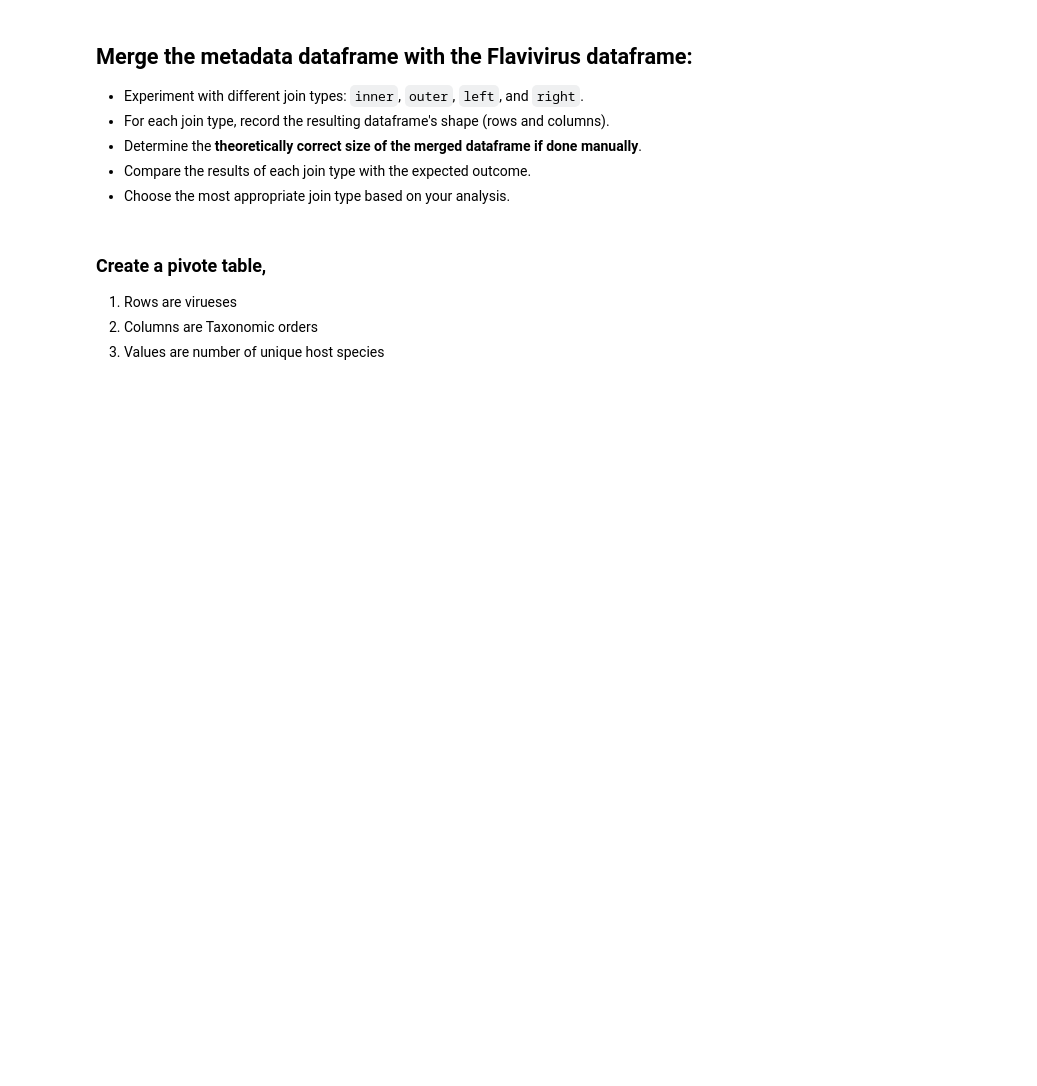
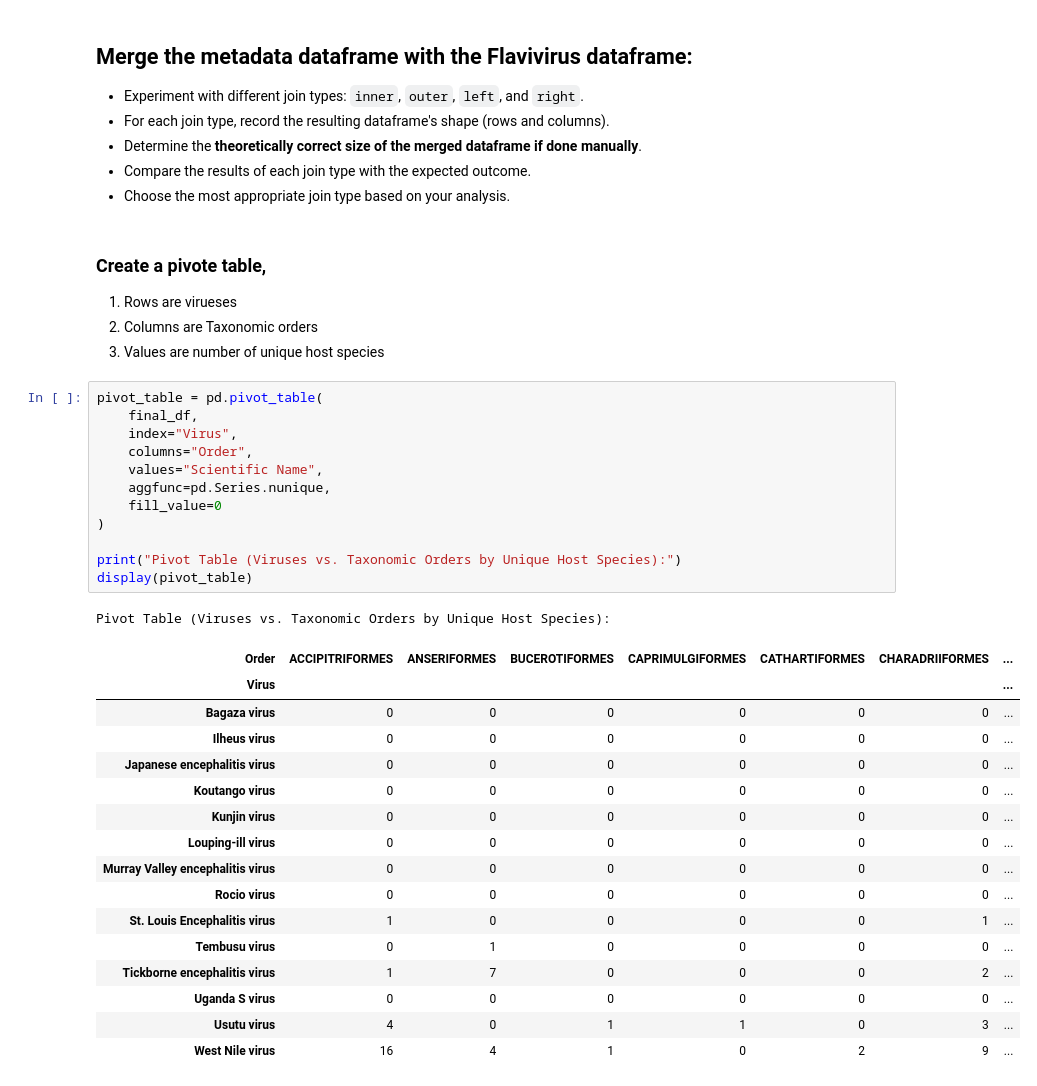
Before and after one commit to legong-beep/MPM_200_Gong, a Jupyter notebook: Session 9/assignment_9_database_management.ipynb, the cells around one changed output. Saved outputs shown, nothing was run; the diff lists cells and outputs as text; blank space fills up the shorter version.

```diff
--- a/Session 9/assignment_9_database_management.ipynb
+++ b/Session 9/assignment_9_database_management.ipynb
@@ -353,3 +358,33 @@ The main objective of this exercise is to create a comprehensive database by com
 1. Rows are virueses
 2. Columns are Taxonomic orders
 3. Values are number of unique host species
+# %%
+pivot_table = pd.pivot_table(
+    final_df,
+    index="Virus",
+    columns="Order",
+    values="Scientific Name",
+    aggfunc=pd.Series.nunique,
+    fill_value=0
+)
+
+print("Pivot Table (Viruses vs. Taxonomic Orders by Unique Host Species):")
+display(pivot_table)
+# %% [output]
+Pivot Table (Viruses vs. Taxonomic Orders by Unique Host Species):
+| Order | ACCIPITRIFORMES | ANSERIFORMES | BUCEROTIFORMES | CAPRIMULGIFORMES | CATHARTIFORMES | CHARADRIIFORMES | ... |
+| Virus |  |  |  |  |  |  | ... |
+| Bagaza virus | 0 | 0 | 0 | 0 | 0 | 0 | ... |
+| Ilheus virus | 0 | 0 | 0 | 0 | 0 | 0 | ... |
+| Japanese encephalitis virus | 0 | 0 | 0 | 0 | 0 | 0 | ... |
+| Koutango virus | 0 | 0 | 0 | 0 | 0 | 0 | ... |
+| Kunjin virus | 0 | 0 | 0 | 0 | 0 | 0 | ... |
+| Louping-ill virus | 0 | 0 | 0 | 0 | 0 | 0 | ... |
+| Murray Valley encephalitis virus | 0 | 0 | 0 | 0 | 0 | 0 | ... |
+| Rocio virus | 0 | 0 | 0 | 0 | 0 | 0 | ... |
+| St. Louis Encephalitis virus | 1 | 0 | 0 | 0 | 0 | 1 | ... |
+| Tembusu virus | 0 | 1 | 0 | 0 | 0 | 0 | ... |
+| Tickborne encephalitis virus | 1 | 7 | 0 | 0 | 0 | 2 | ... |
+| Uganda S virus | 0 | 0 | 0 | 0 | 0 | 0 | ... |
+| Usutu virus | 4 | 0 | 1 | 1 | 0 | 3 | ... |
+| West Nile virus | 16 | 4 | 1 | 0 | 2 | 9 | ... |
```
Also changed, not shown: parts of 3 cells of this notebook.
